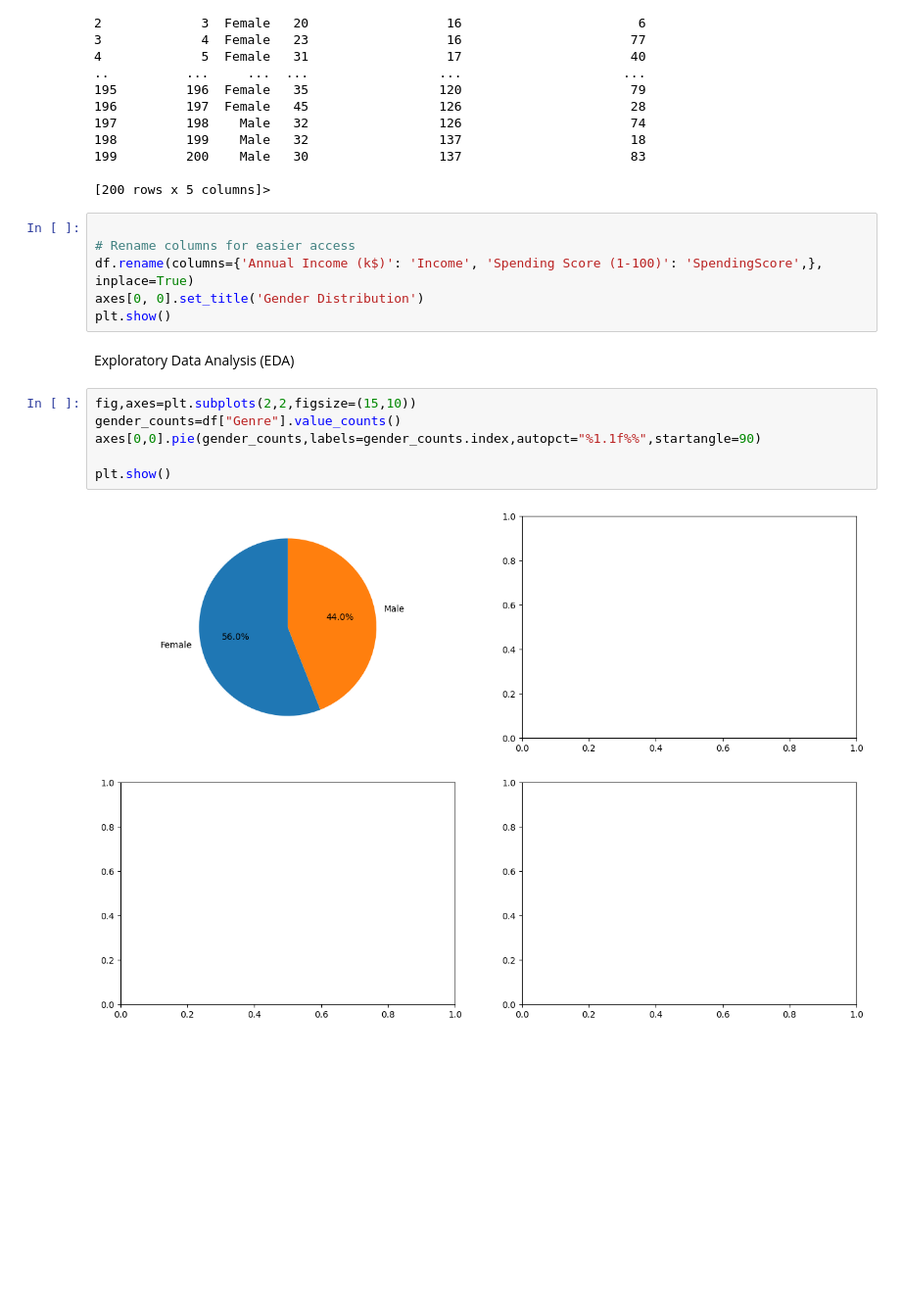
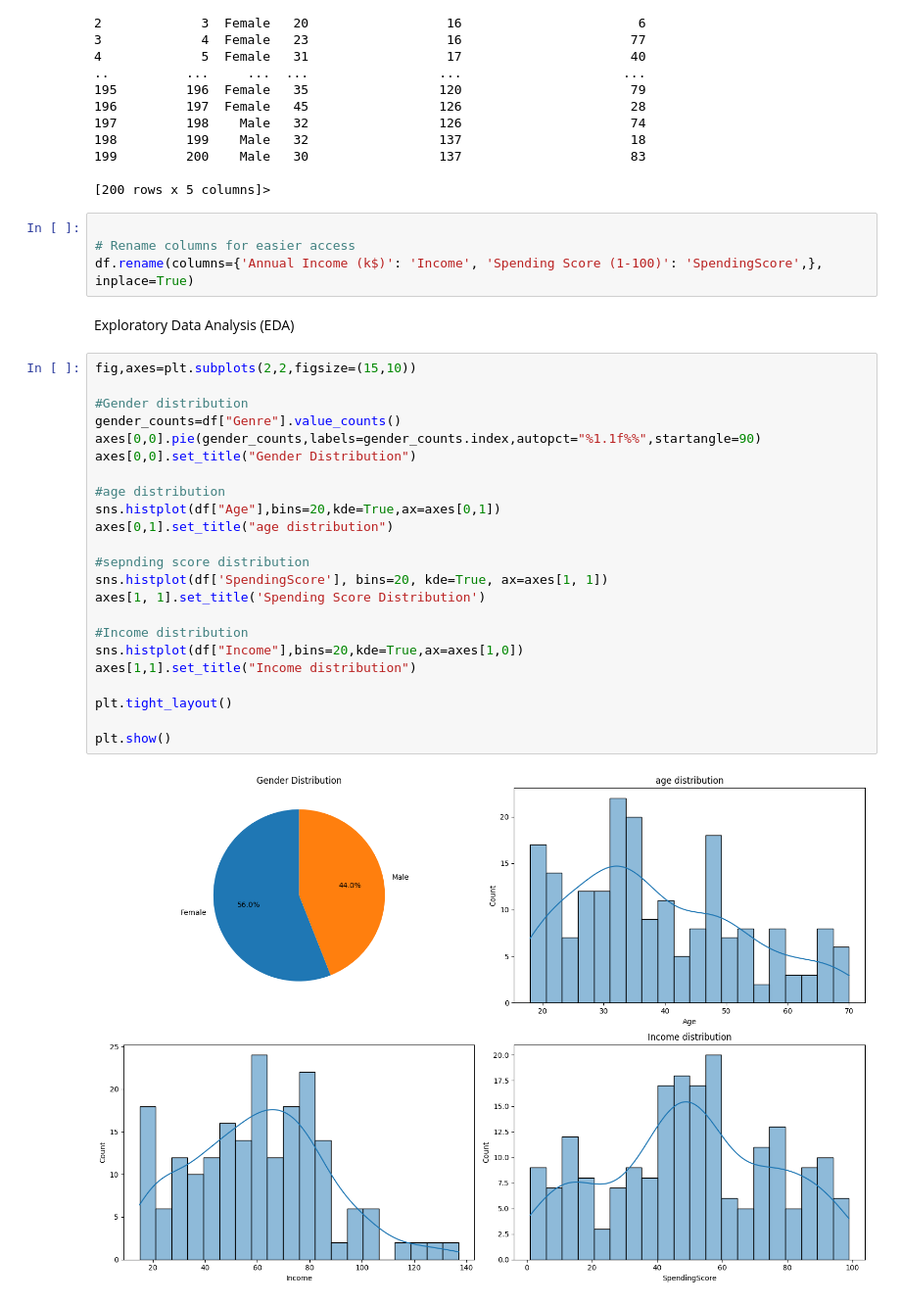
Before and after one commit to kumar-kiran-24/Mall-Customer-Segmentation, a Jupyter notebook: src/mall_custtomer_segmenation.ipynb, the cells around one changed output. Shown at 98% size. Saved outputs shown, nothing was run; the diff lists cells and outputs as text; blank space fills up the shorter version.

```diff
--- a/src/mall_custtomer_segmenation.ipynb
+++ b/src/mall_custtomer_segmenation.ipynb
@@ -73,15 +73,30 @@ df.describe
 
 # Rename columns for easier access
 df.rename(columns={'Annual Income (k$)': 'Income', 'Spending Score (1-100)': 'SpendingScore',}, inplace=True)
-axes[0, 0].set_title('Gender Distribution')
-plt.show()
 # %% [markdown]
 Exploratory Data Analysis (EDA)
 # %%
 fig,axes=plt.subplots(2,2,figsize=(15,10))
+
+#Gender distribution
 gender_counts=df["Genre"].value_counts()
 axes[0,0].pie(gender_counts,labels=gender_counts.index,autopct="%1.1f%%",startangle=90)
+axes[0,0].set_title("Gender Distribution")
+
+#age distribution
+sns.histplot(df["Age"],bins=20,kde=True,ax=axes[0,1])
+axes[0,1].set_title("age distribution")
+
+#sepnding score distribution
+sns.histplot(df['SpendingScore'], bins=20, kde=True, ax=axes[1, 1])
+axes[1, 1].set_title('Spending Score Distribution')
+
+#Income distribution
+sns.histplot(df["Income"],bins=20,kde=True,ax=axes[1,0])
+axes[1,1].set_title("Income distribution")
+
+plt.tight_layout()
 
 plt.show()
 # %% [output]
-[figure, old version]
+[figure, new version]
```
Also changed, not shown: parts of 12 cells of this notebook.
